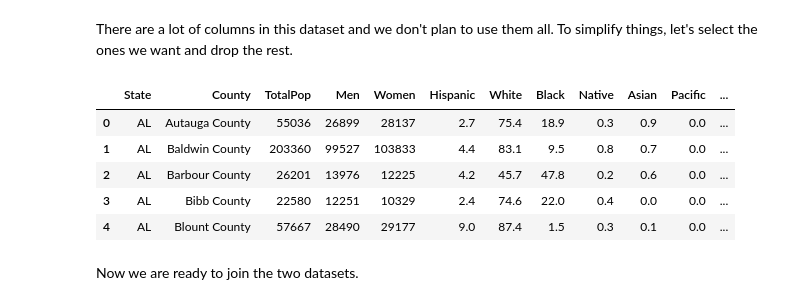
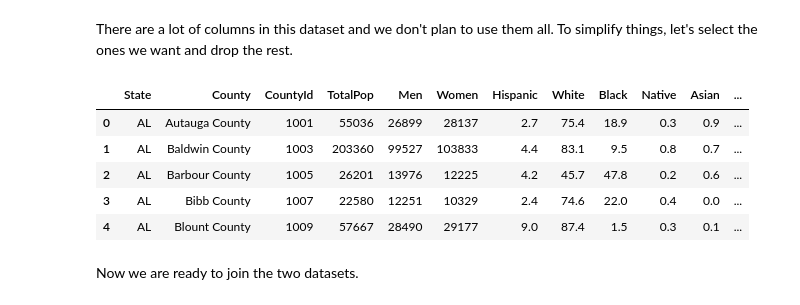
Before and after one commit to ahalyasanjiv/ChildhoodLeadExposure, a Jupyter notebook: National_Level_Lead_Exposure.ipynb, the cells around one changed output. Cells and saved outputs as stored; diff of their text form; code cells hidden in the pictures.

```diff
--- a/National_Level_Lead_Exposure.ipynb
+++ b/National_Level_Lead_Exposure.ipynb
@@ -94,6 +97,6 @@ df['Percentage of children with levels higher than 5 ug/dl'].corr(df['Percentage
 # %%
-# Drop columns we won't use
-df = df.drop(['Population','Number of children tested'], axis=1)
+# Drop column we won't use
+df = df.drop(['Population'], axis=1)
 
 lead_df = df
 
@@ -121,20 +124,20 @@ df = df.replace({"State": us_state_abbrev})
 There are a lot of columns in this dataset and we don't plan to use them all. To simplify things, let's select the ones we want and drop the rest.
 # %%
 # Select the columns we want from the original dataset
-df = df[['State', 'County', 'TotalPop', 'Men', 'Women', 'Hispanic',
+df = df[['State', 'County','CountyId','TotalPop', 'Men', 'Women', 'Hispanic',
        'White', 'Black', 'Native', 'Asian', 'Pacific',
        'Income', 'IncomePerCap', 'Poverty',
        'ChildPoverty','Unemployment']]
 
 # Check new df to make sure changes were as expected
 df.head()
 # %% [output]
-|  | State | County | TotalPop | Men | Women | Hispanic | White | Black | Native | Asian | Pacific | ... |
-| 0 | AL | Autauga County | 55036 | 26899 | 28137 | 2.7 | 75.4 | 18.9 | 0.3 | 0.9 | 0.0 | ... |
-| 1 | AL | Baldwin County | 203360 | 99527 | 103833 | 4.4 | 83.1 | 9.5 | 0.8 | 0.7 | 0.0 | ... |
-| 2 | AL | Barbour County | 26201 | 13976 | 12225 | 4.2 | 45.7 | 47.8 | 0.2 | 0.6 | 0.0 | ... |
-| 3 | AL | Bibb County | 22580 | 12251 | 10329 | 2.4 | 74.6 | 22.0 | 0.4 | 0.0 | 0.0 | ... |
-| 4 | AL | Blount County | 57667 | 28490 | 29177 | 9.0 | 87.4 | 1.5 | 0.3 | 0.1 | 0.0 | ... |
+|  | State | County | CountyId | TotalPop | Men | Women | Hispanic | White | Black | Native | Asian | ... |
+| 0 | AL | Autauga County | 1001 | 55036 | 26899 | 28137 | 2.7 | 75.4 | 18.9 | 0.3 | 0.9 | ... |
+| 1 | AL | Baldwin County | 1003 | 203360 | 99527 | 103833 | 4.4 | 83.1 | 9.5 | 0.8 | 0.7 | ... |
+| 2 | AL | Barbour County | 1005 | 26201 | 13976 | 12225 | 4.2 | 45.7 | 47.8 | 0.2 | 0.6 | ... |
+| 3 | AL | Bibb County | 1007 | 22580 | 12251 | 10329 | 2.4 | 74.6 | 22.0 | 0.4 | 0.0 | ... |
+| 4 | AL | Blount County | 1009 | 57667 | 28490 | 29177 | 9.0 | 87.4 | 1.5 | 0.3 | 0.1 | ... |
 # %% [markdown]
 Now we are ready to join the two datasets.
 # %%
```
Also changed, not shown: parts of 16 cells of this notebook.
